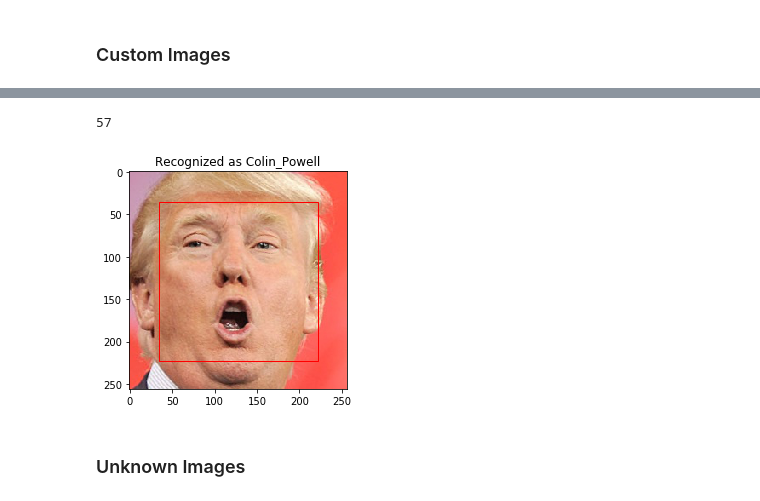
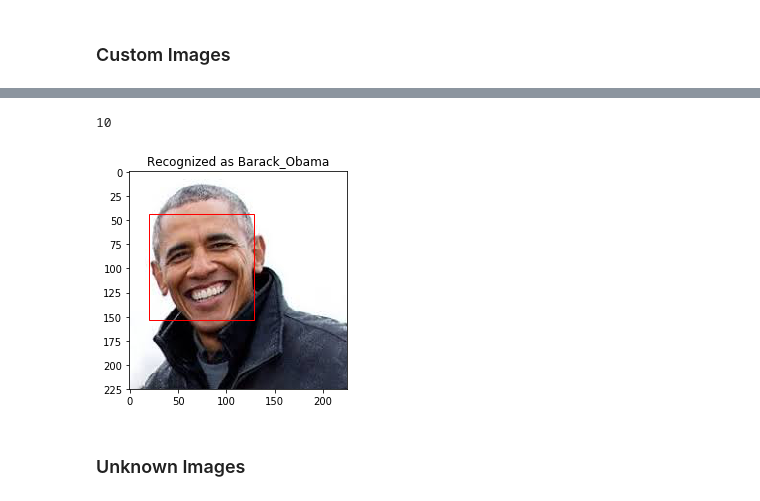
Before and after one commit to bertrandlee/face-recognition, a Jupyter notebook: face-recognition.ipynb, the cells around one changed output, grey strips where cells are left out. Drawn from its saved outputs; the diff is of its cells as text; code cells hidden in the pictures.

```diff
--- a/face-recognition.ipynb
+++ b/face-recognition.ipynb
@@ -445,16 +464,16 @@ KNN accuracy = 0.9402985074626866, SVM accuracy = 0.9253731343283582
 # %%
-int(list(targets).index("Donald_Trump")/2)
+int(list(targets).index("Barack_Obama")/2)
 # %% [output]
-57
+10
 # %%
 import warnings
 # Suppress LabelEncoder warning
 warnings.filterwarnings('ignore')
 
-example_idx = 58
+example_idx = 10
 display_image_prediction(knn, metadata2, embedded2, test_idx, example_idx)
 # %% [output]
-[figure, old version]
+[figure, new version]
 # %% [markdown]
 ### Unknown Images
 # %%
```
Also changed, not shown: parts of 12 cells of this notebook, 7 other files.
